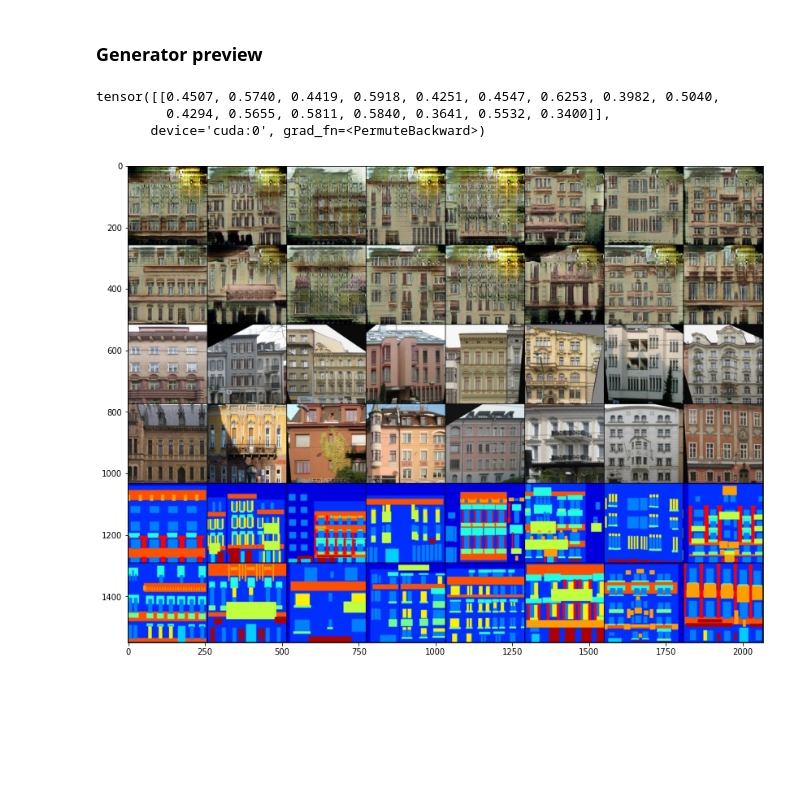
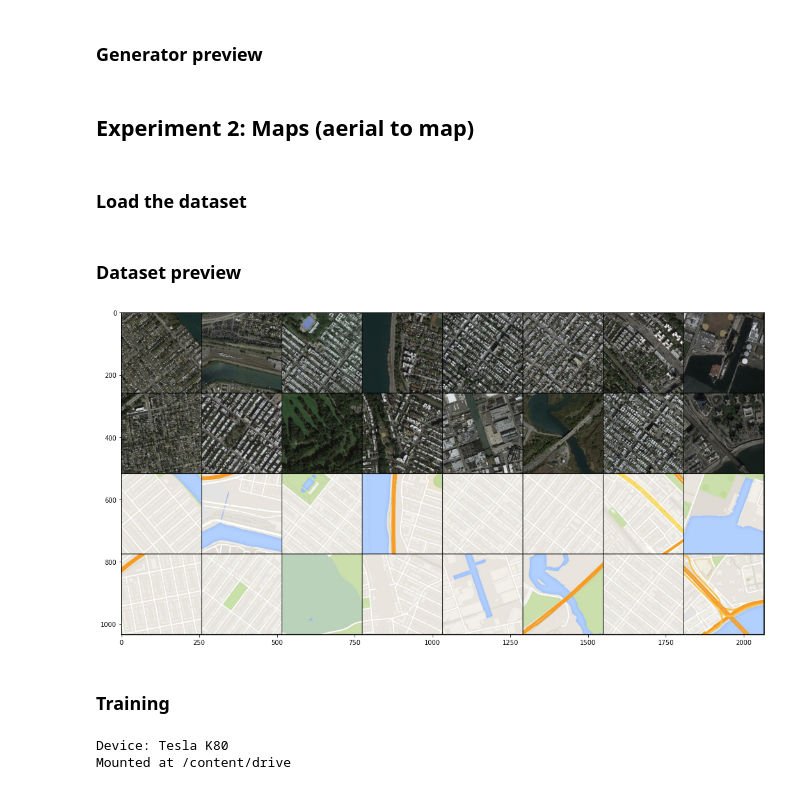
Before and after one commit to adriansuwala/ml2020-21, a Jupyter notebook: projekt/pix2pix.ipynb, the cells around one changed output. Saved outputs shown, nothing was run; the diff lists cells and outputs as text; code cells hidden in the pictures; blank space fills up the shorter version.

Commit message:
Adds 2nd experiment (aerial2map) and refactors transforms and data loaders

```diff
--- a/projekt/pix2pix.ipynb
+++ b/projekt/pix2pix.ipynb
@@ -676,7 +619,7 @@ show_stats(stats2)
 # %% [markdown]
 ### Generator preview
 # %%
-imgs, masks = testiter.next()
+imgs, masks = facades_test_iter.next()
 imgs, masks = imgs.to(DEVICE), masks.to(DEVICE)
 gen2.eval()
 dis2.eval()
@@ -690,8 +633,67 @@ try:
     print(dis2(examples, masks).T)
 except NameError:
     pass
-# %% [output]
-tensor([[0.4507, 0.5740, 0.4419, 0.5918, 0.4251, 0.4547, 0.6253, 0.3982, 0.5040,
-         0.4294, 0.5655, 0.5811, 0.5840, 0.3641, 0.5532, 0.3400]],
-       device='cuda:0', grad_fn=<PermuteBackward>)
-[figure, removed]
+# %% [markdown]
+## Experiment 2: Maps (aerial to map)
+# %% [markdown]
+### Load the dataset
+# %%
+from data_loaders import Maps
+import ab_transforms as abt
+
+std, mean = 0.5, 0.5
+
+#TODO: Check in their code if they do normalization
+
+maps_train = Maps(root="datasets", folder="train", download=True,
+                  transform=abt.Compose([abt.ToTensor(),
+                                         abt.Resize((256, 256)),
+                                         abt.RandomJitter((286,286), (256,256)),
+                                         abt.RandomHorizontalFlip(),
+                                         abt.Normalize(mean, std)]))
+maps_test = Maps(root="datasets", folder="val", download=False,
+                 transform=abt.Compose([abt.ToTensor(), abt.Resize((256, 256)),
+                                        abt.Normalize(mean, std)]))
+# %% [markdown]
+### Dataset preview
+# %%
+maps_test_loader = torch.utils.data.DataLoader(maps_test, batch_size=16, shuffle=True, num_workers=0)
+maps_test_iter = iter(maps_test_loader)
+imgA, imgB = maps_test_iter.next()
+
+fig, ax = plt.subplots(figsize=(18,18))
+images = std*torch.cat((imgA, imgB), dim=0) + mean
+# images = torch.cat((imgA, imgB), dim=0)
+ax.imshow(torchvision.utils.make_grid(images).numpy().transpose(1,2,0), cmap="gray")
+
+try:
+    print(dis(imgA.to(DEVICE), imgB.to(DEVICE)).T)
+except NameError:
+    pass
+# %% [output]
+[figure, added]
+# %% [markdown]
+### Training
+# %%
+BATCH_SIZE = 1
+LR = 0.0002
+BETAS = (0.5, 0.999)
+DEVICE = torch.device("cuda:0" if torch.cuda.is_available() else "cpu")
+LAMBDA = 100
+print("Device: %s" % torch.cuda.get_device_name(DEVICE))
+
+gen = UNetGenerator(optim=torch.optim.Adam, lr=LR, betas=BETAS, lambd=100).to(DEVICE)
+dis = Pix2PixDiscriminator(optim=torch.optim.Adam, criterion=torch.nn.BCELoss(), lr=LR, betas=BETAS).to(DEVICE)
+
+try:
+    from google.colab import drive
+    drive.mount('/content/drive')
+    img_path = "drive/MyDrive/images/%s"
+    model_path = "drive/MyDrive/models/"
+except ImportError:
+    print("Not running on Colab. Skipping drive mount.")
+    img_path = "images/%s"
+    model_path = "models/"
+# %% [output]
+Device: Tesla K80
+Mounted at /content/drive
```
Also changed, not shown: parts of 21 cells of this notebook, 3 other files.
